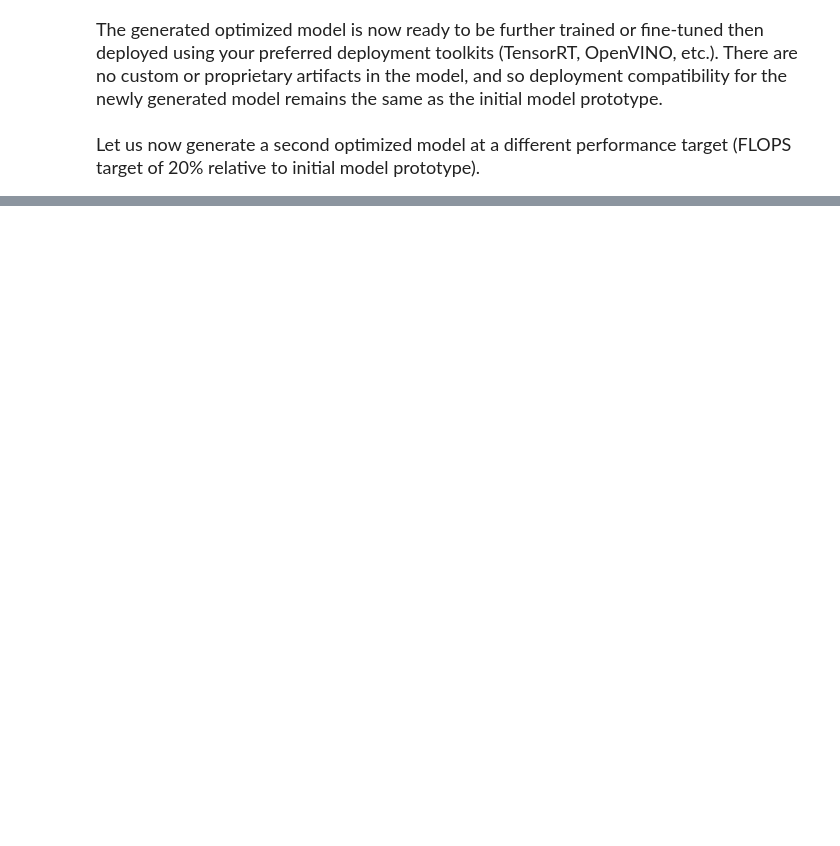
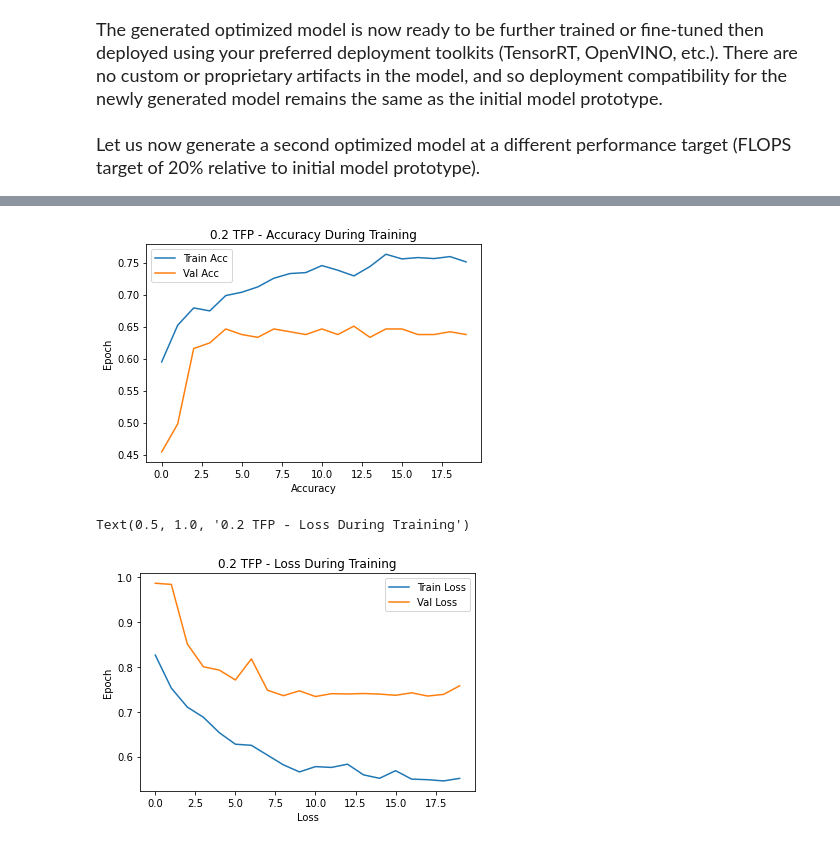
Before and after one commit to maclean-alexander/COVID-Net-pt, a Jupyter notebook: pytorch_build.ipynb, the cells around one changed output, grey strips where cells are left out. Drawn from its saved outputs; the diff is of its cells as text; code cells hidden in the pictures; blank space fills up the shorter version.

Commit message:
darwinai training script

```diff
--- a/pytorch_build.ipynb
+++ b/pytorch_build.ipynb
@@ -138,0 +352,23 @@ for b, blkspec in enumerate(model2.blockspecs):
+# %%
+import matplotlib.pyplot as plt
+
+
+plt.plot(train_acc2)
+plt.plot(val_acc2)
+plt.legend(['Train Acc', 'Val Acc'])
+plt.ylabel('Epoch')
+plt.xlabel('Accuracy')
+plt.title('0.2 TFP - Accuracy During Training')
+
+plt.show()
+
+plt.plot(train_loss2)
+plt.plot(val_loss2)
+plt.legend(['Train Loss', 'Val Loss'])
+plt.ylabel('Epoch')
+plt.xlabel('Loss')
+plt.title('0.2 TFP - Loss During Training')
+# %% [output]
+[figure, added]
+Text(0.5, 1.0, '0.2 TFP - Loss During Training')
+[figure, added]
```
Also changed, not shown: parts of 11 cells of this notebook, 19 other files.
